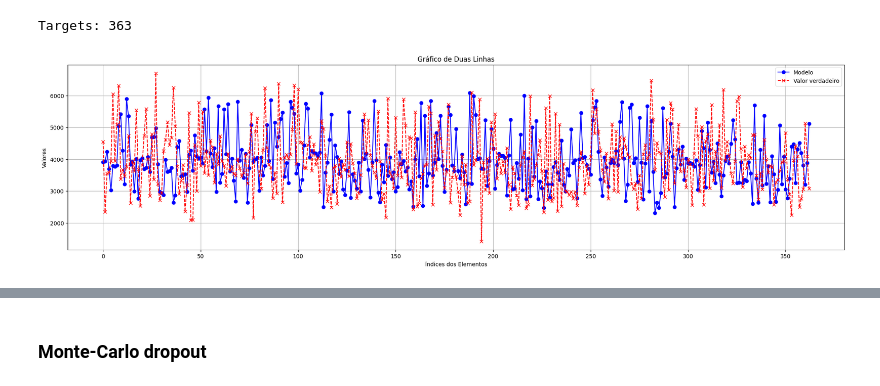
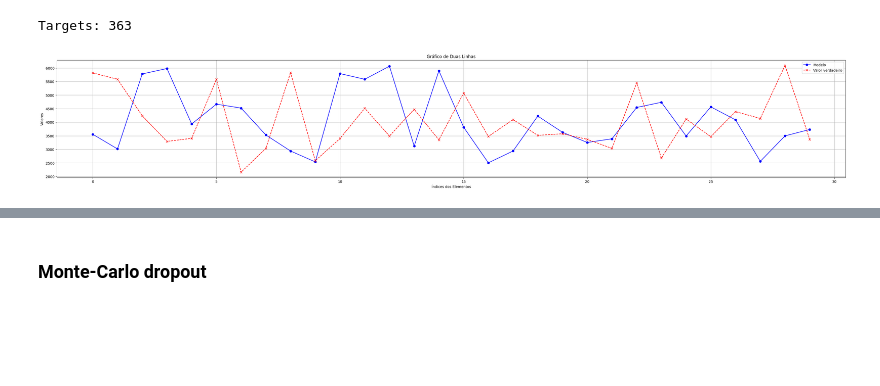
Before and after one commit to GuiSSMartins/DTx-Project, a Jupyter notebook: DTx_Project.ipynb, the cells around one changed output, grey strips where cells are left out. Cells and saved outputs as stored; diff of their text form; code cells hidden in the pictures; blank space fills up the shorter version.

```diff
--- a/DTx_Project.ipynb
+++ b/DTx_Project.ipynb
@@ -557,25 +557,25 @@ Targets: 363
 # %%
 import matplotlib.pyplot as plt
 
-plt.figure(figsize=(25, 6))
+plt.figure(figsize=(40, 6))
 
 # Criar o gráfico de linhas
-plt.plot(predictions, label='Modelo', color='blue', linestyle='-', marker='o')
-plt.plot(targets_test, label='Valor verdadeiro', color='red', linestyle='--', marker='x')
+plt.plot(predictions[:30], label='Modelo', color='blue', linestyle='-', marker='o')
+plt.plot(targets_test[:30], label='Valor verdadeiro', color='red', linestyle='--', marker='x')
 
 # Adicionar título e rótulos dos eixos
 plt.title('Gráfico de Duas Linhas')
 plt.xlabel('Índices dos Elementos')
 plt.ylabel('Valores')
 
 # Adicionar legenda
 plt.legend()
 
 # Exibir o gráfico
 plt.grid(True)
 plt.show()
 # %% [output]
-[figure, old version]
+[figure, new version]
 # %%
 from sklearn.metrics import mean_absolute_error, mean_squared_error
 mae = mean_absolute_error(targets_test, predictions)
```
Also changed, not shown: parts of 9 cells of this notebook.
